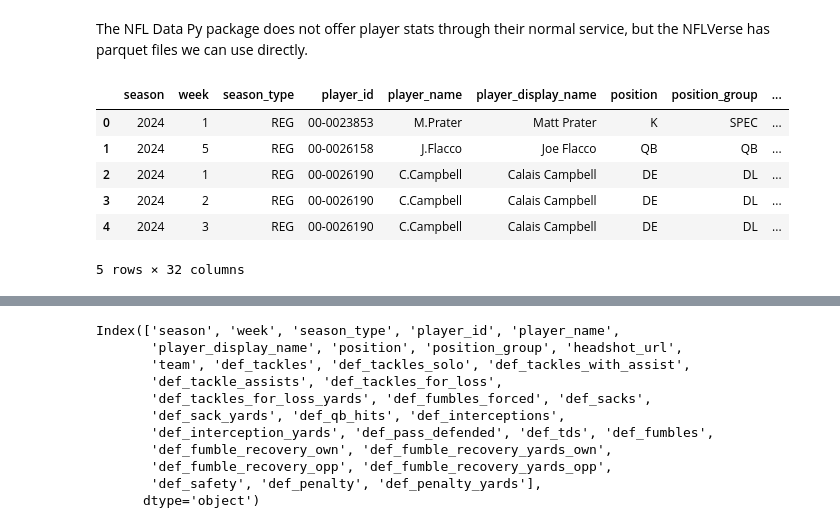
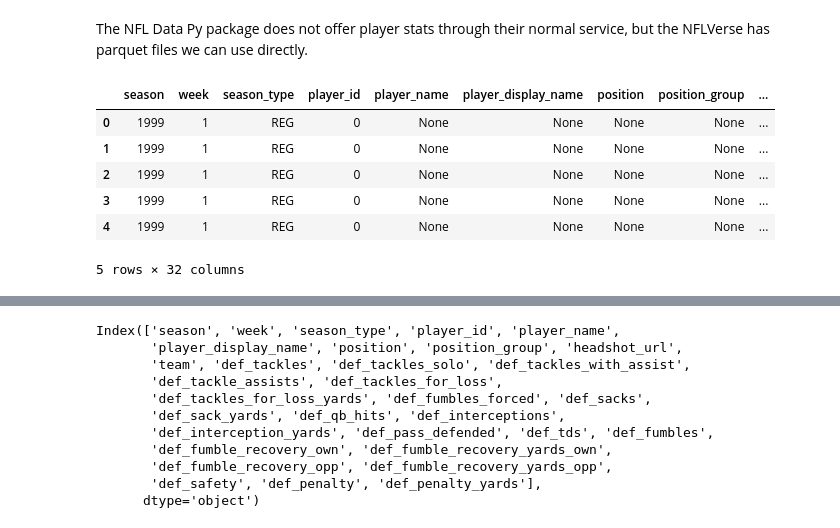
Before and after one commit to joe-harter/nfl-analysis, a Jupyter notebook: nfl_def_player_stats_exploration.ipynb, the cells around one changed output, grey strips where cells are left out. Cells and saved outputs as stored; diff of their text form; code cells hidden in the pictures.

```diff
--- a/nfl_def_player_stats_exploration.ipynb
+++ b/nfl_def_player_stats_exploration.ipynb
@@ -4,13 +5,13 @@ import seaborn as sns
 # %% [markdown]
 The NFL Data Py package does not offer player stats through their normal service, but the NFLVerse has parquet files we can use directly.
-# %%
-def_df = pd.read_parquet('https://github.com/nflverse/nflverse-data/releases/download/player_stats/player_stats_def_2024.parquet', engine='auto')
-def_df.head()
-# %% [output]
-|  | season | week | season_type | player_id | player_name | player_display_name | position | position_group | ... |
-| 0 | 2024 | 1 | REG | 00-0023853 | M.Prater | Matt Prater | K | SPEC | ... |
-| 1 | 2024 | 5 | REG | 00-0026158 | J.Flacco | Joe Flacco | QB | QB | ... |
-| 2 | 2024 | 1 | REG | 00-0026190 | C.Campbell | Calais Campbell | DE | DL | ... |
-| 3 | 2024 | 2 | REG | 00-0026190 | C.Campbell | Calais Campbell | DE | DL | ... |
-| 4 | 2024 | 3 | REG | 00-0026190 | C.Campbell | Calais Campbell | DE | DL | ... |
-5 rows × 32 columns
+# %%
+def_df = get_def_player_stats(list(range(1999,2025)))
+def_df.head()
+# %% [output]
+|  | season | week | season_type | player_id | player_name | player_display_name | position | position_group | ... |
+| 0 | 1999 | 1 | REG | 0 | None | None | None | None | ... |
+| 1 | 1999 | 1 | REG | 0 | None | None | None | None | ... |
+| 2 | 1999 | 1 | REG | 0 | None | None | None | None | ... |
+| 3 | 1999 | 1 | REG | 0 | None | None | None | None | ... |
+| 4 | 1999 | 1 | REG | 0 | None | None | None | None | ... |
+5 rows × 32 columns
```
Also changed, not shown: parts of 3 cells of this notebook, 5 other files.
